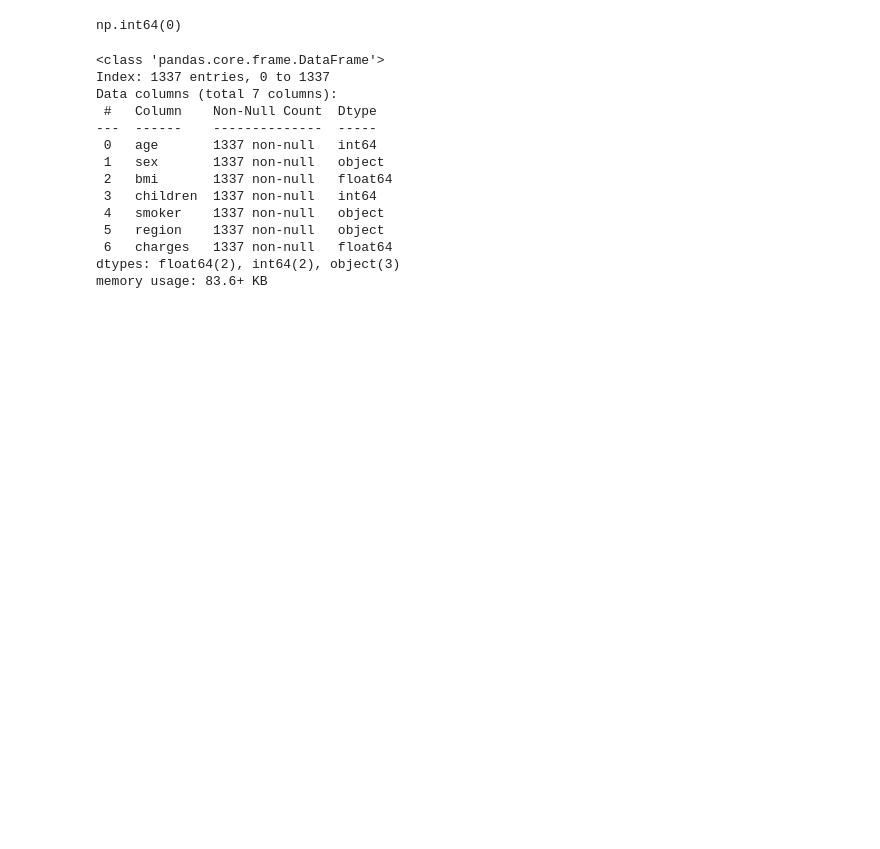
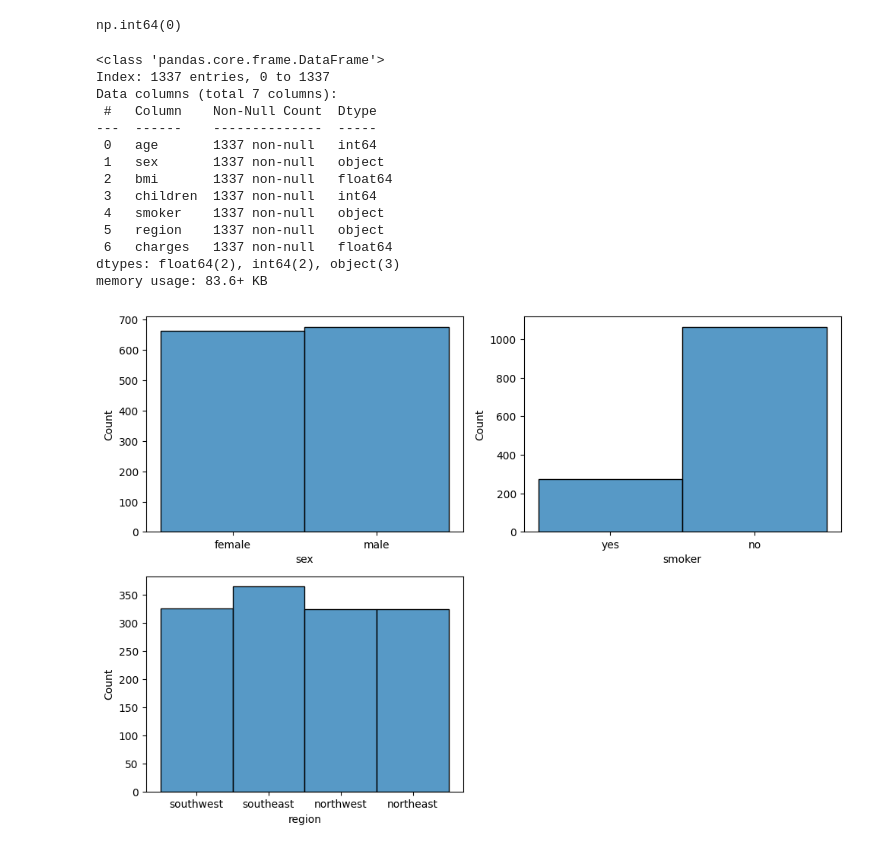
Before and after one commit to bartowen/linear_regression, a Jupyter notebook: src/explore.ipynb, the cells around one changed output. Drawn from its saved outputs; the diff is of its cells as text; code cells hidden in the pictures; blank space fills up the shorter version.

Commit message:
analisis univariante categorica

```diff
--- a/src/explore.ipynb
+++ b/src/explore.ipynb
@@ -80,0 +84,20 @@ memory usage: 83.6+ KB
+# %%
+# Analisis univariante Categoricas
+# Variables Categoricas = sex , smoker , region
+
+import matplotlib.pyplot as plt
+import seaborn as sns
+
+fig, axis = plt.subplots (2, 2, figsize=(10,7))
+
+sns.histplot(ax = axis[0,0], data = df, x = "sex")
+sns.histplot(ax = axis[0,1], data = df, x = "smoker")
+sns. histplot(ax = axis[1,0], data= df, x = "region")
+
+fig.delaxes(axis[1, 1])
+
+plt.tight_layout()
+
+plt.show()
+# %% [output]
+[figure, added]
```
Also changed, not shown: parts of 1 cell of this notebook.
